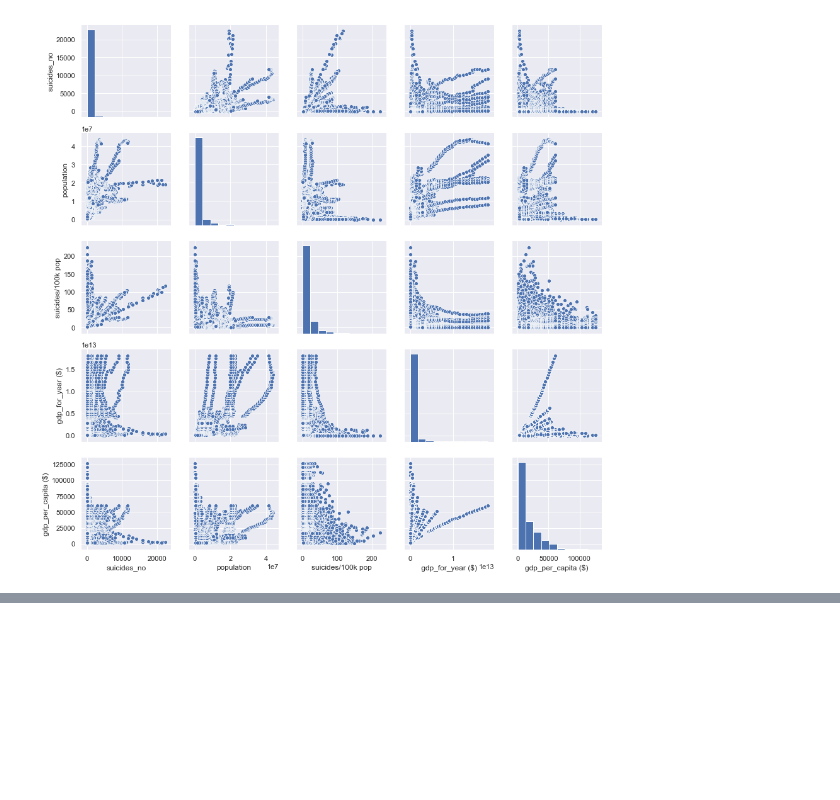
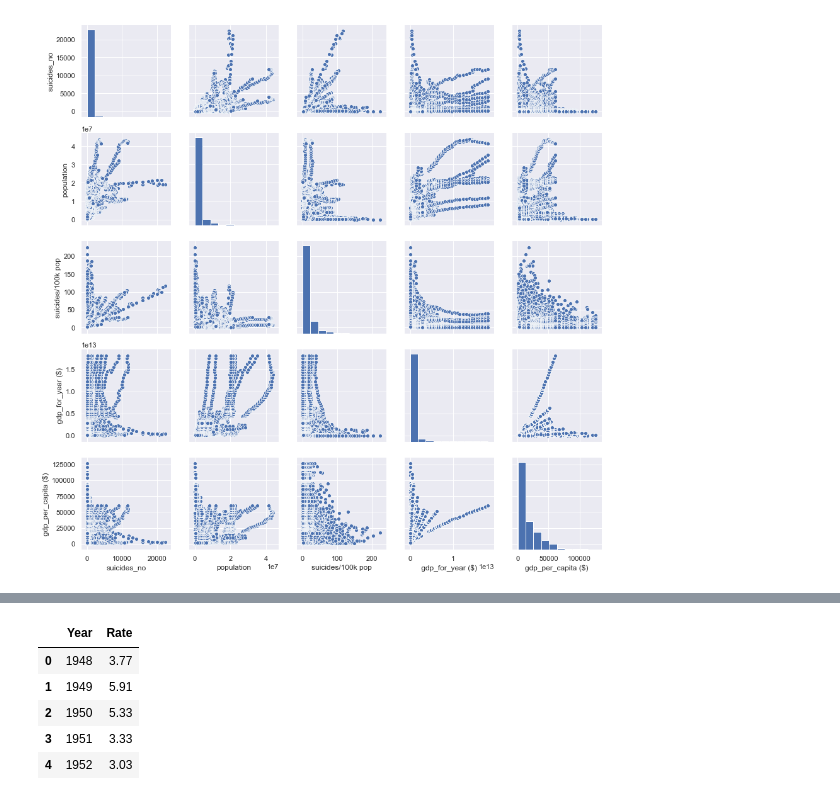
Before and after one commit to milkrong/suicide_rate_analysis, a Jupyter notebook: final_report.ipynb, the cells around one changed output, grey strips where cells are left out. Cells and saved outputs as stored; diff of their text form; code cells hidden in the pictures; blank space fills up the shorter version.

```diff
--- a/final_report.ipynb
+++ b/final_report.ipynb
@@ -138,0 +196,9 @@ plt.show()
+# %%
+world_up_rate.head()
+# %% [output]
+|  | Year | Rate |
+| 0 | 1948 | 3.77 |
+| 1 | 1949 | 5.91 |
+| 2 | 1950 | 5.33 |
+| 3 | 1951 | 3.33 |
+| 4 | 1952 | 3.03 |
```
Also changed, not shown: parts of 17 cells of this notebook, 2 other files.
